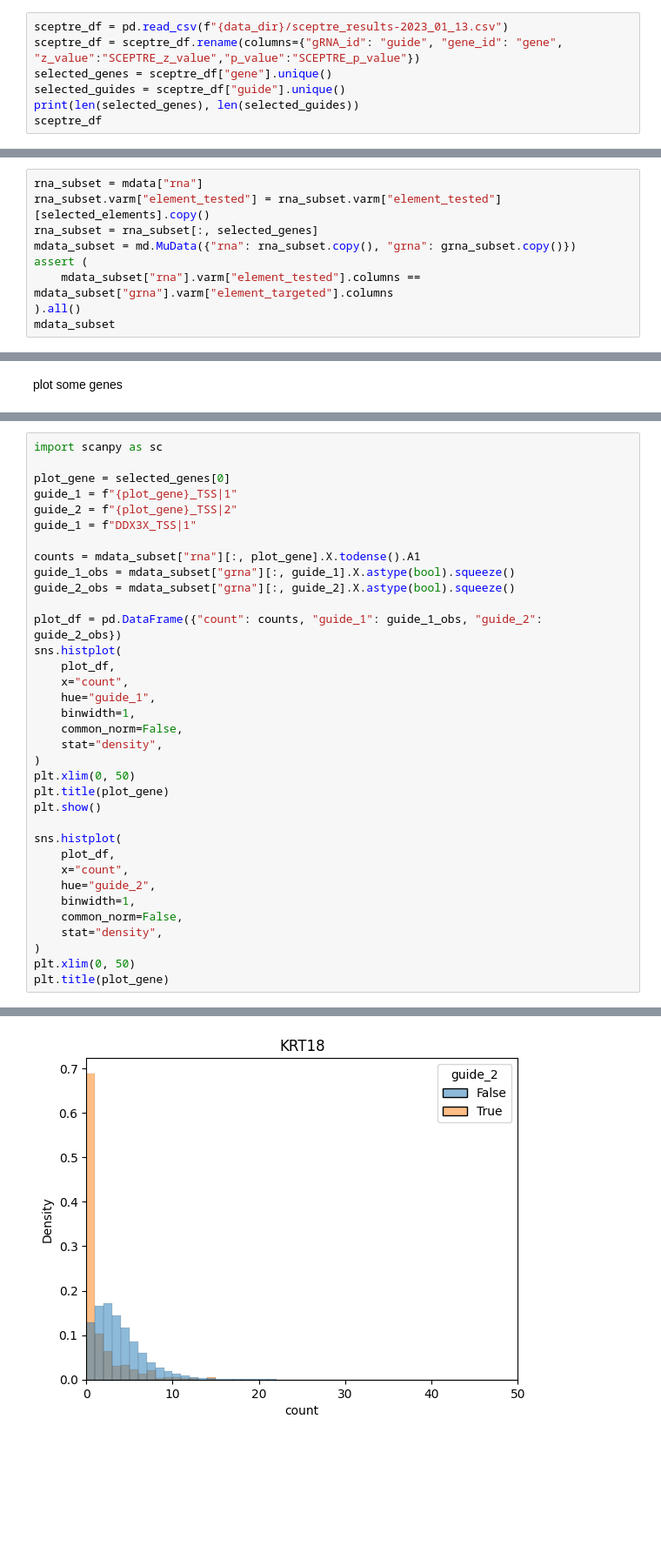
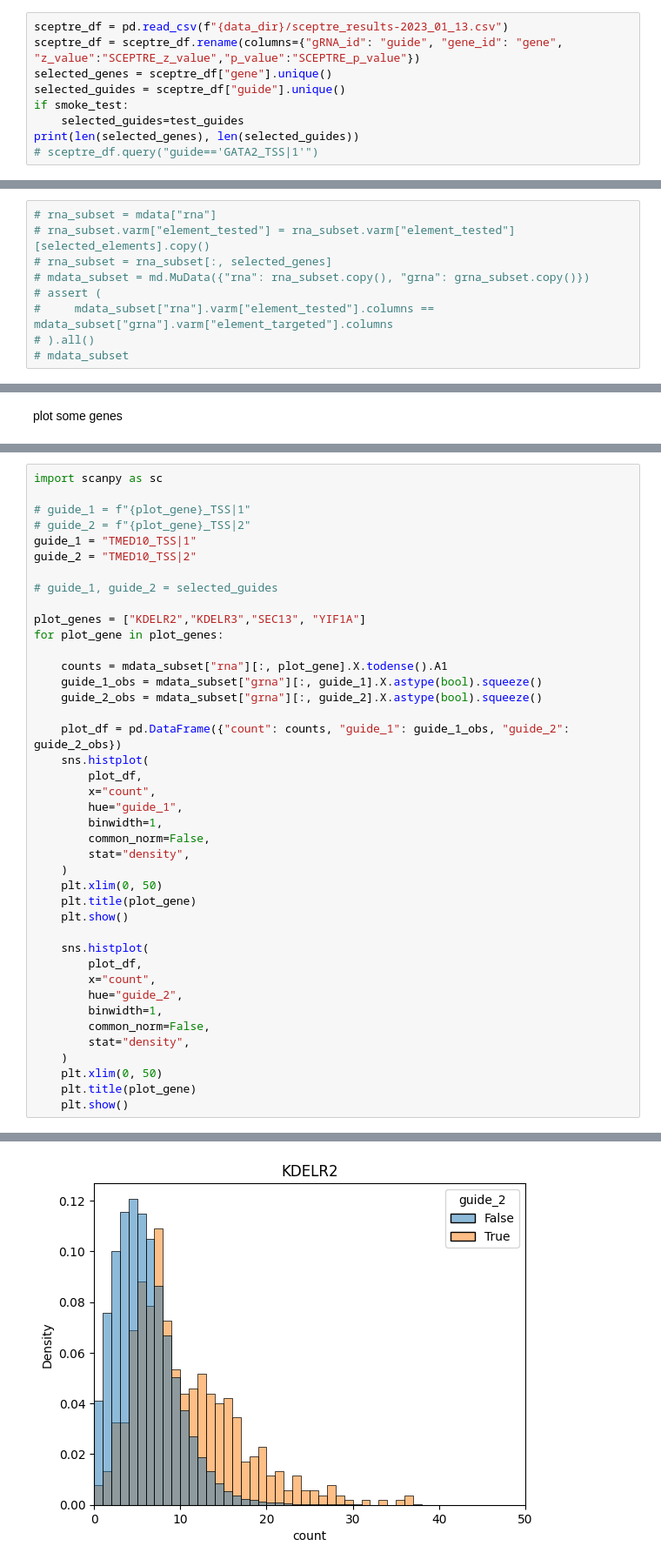
Before and after one commit to pinellolab/PerTurbo, a Jupyter notebook: reproducibility/gasperini_pilot.ipynb, the cells around one changed output, grey strips where cells are left out. Shown at 87% size. Saved outputs shown, nothing was run; the diff lists cells and outputs as text; blank space fills up the shorter version.

Commit message:
add TMED10 data viz

```diff
--- a/reproducibility/gasperini_pilot.ipynb
+++ b/reproducibility/gasperini_pilot.ipynb
@@ -24,7 +25,9 @@ sceptre_df = pd.read_csv(f"{data_dir}/sceptre_results-2023_01_13.csv")
 sceptre_df = sceptre_df.rename(columns={"gRNA_id": "guide", "gene_id": "gene", "z_value":"SCEPTRE_z_value","p_value":"SCEPTRE_p_value"})
 selected_genes = sceptre_df["gene"].unique()
 selected_guides = sceptre_df["guide"].unique()
+if smoke_test:
+    selected_guides=test_guides
 print(len(selected_genes), len(selected_guides))
-sceptre_df
+# sceptre_df.query("guide=='GATA2_TSS|1'")
 # %% [output]
 5859 1243
@@ -123,9 +107,9 @@ grna_subset.varm["element_targeted"].shape
 # %%
-rna_subset = mdata["rna"]
-rna_subset.varm["element_tested"] = rna_subset.varm["element_tested"][selected_elements].copy()
-rna_subset = rna_subset[:, selected_genes]
-mdata_subset = md.MuData({"rna": rna_subset.copy(), "grna": grna_subset.copy()})
-assert (
-    mdata_subset["rna"].varm["element_tested"].columns == mdata_subset["grna"].varm["element_targeted"].columns
-).all()
-mdata_subset
+# rna_subset = mdata["rna"]
+# rna_subset.varm["element_tested"] = rna_subset.varm["element_tested"][selected_elements].copy()
+# rna_subset = rna_subset[:, selected_genes]
+# mdata_subset = md.MuData({"rna": rna_subset.copy(), "grna": grna_subset.copy()})
+# assert (
+#     mdata_subset["rna"].varm["element_tested"].columns == mdata_subset["grna"].varm["element_targeted"].columns
+# ).all()
+# mdata_subset
@@ -407,36 +398,42 @@ View of AnnData object with n_obs × n_vars = 47964 × 1
 # %%
 import scanpy as sc
 
-plot_gene = selected_genes[0]
-guide_1 = f"{plot_gene}_TSS|1"
-guide_2 = f"{plot_gene}_TSS|2"
-guide_1 = f"DDX3X_TSS|1"
+# guide_1 = f"{plot_gene}_TSS|1"
+# guide_2 = f"{plot_gene}_TSS|2"
+guide_1 = "TMED10_TSS|1"
+guide_2 = "TMED10_TSS|2"
 
-counts = mdata_subset["rna"][:, plot_gene].X.todense().A1
-guide_1_obs = mdata_subset["grna"][:, guide_1].X.astype(bool).squeeze()
-guide_2_obs = mdata_subset["grna"][:, guide_2].X.astype(bool).squeeze()
+# guide_1, guide_2 = selected_guides
 
-plot_df = pd.DataFrame({"count": counts, "guide_1": guide_1_obs, "guide_2": guide_2_obs})
-sns.histplot(
-    plot_df,
-    x="count",
-    hue="guide_1",
-    binwidth=1,
-    common_norm=False,
-    stat="density",
-)
-plt.xlim(0, 50)
-plt.title(plot_gene)
-plt.show()
+plot_genes = ["KDELR2","KDELR3","SEC13", "YIF1A"]
+for plot_gene in plot_genes:
 
-sns.histplot(
-    plot_df,
-    x="count",
-    hue="guide_2",
-    binwidth=1,
-    common_norm=False,
-    stat="density",
-)
-plt.xlim(0, 50)
-plt.title(plot_gene)
+    counts = mdata_subset["rna"][:, plot_gene].X.todense().A1
+    guide_1_obs = mdata_subset["grna"][:, guide_1].X.astype(bool).squeeze()
+    guide_2_obs = mdata_subset["grna"][:, guide_2].X.astype(bool).squeeze()
+
+    plot_df = pd.DataFrame({"count": counts, "guide_1": guide_1_obs, "guide_2": guide_2_obs})
+    sns.histplot(
+        plot_df,
+        x="count",
+        hue="guide_1",
+        binwidth=1,
+        common_norm=False,
+        stat="density",
+    )
+    plt.xlim(0, 50)
+    plt.title(plot_gene)
+    plt.show()
+
+    sns.histplot(
+        plot_df,
+        x="count",
+        hue="guide_2",
+        binwidth=1,
+        common_norm=False,
+        stat="density",
+    )
+    plt.xlim(0, 50)
+    plt.title(plot_gene)
+    plt.show()
 # %% [output]
@@ -445 +441 @@ Text(0.5, 1.0, 'KRT18')
-[figure, old version]
+[figure, new version]
```
Also changed, not shown: parts of 19 cells of this notebook.
